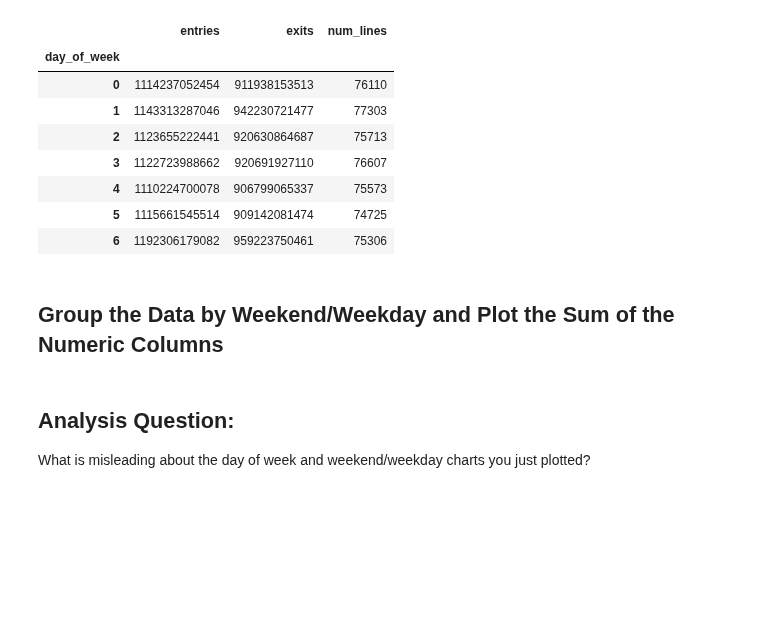
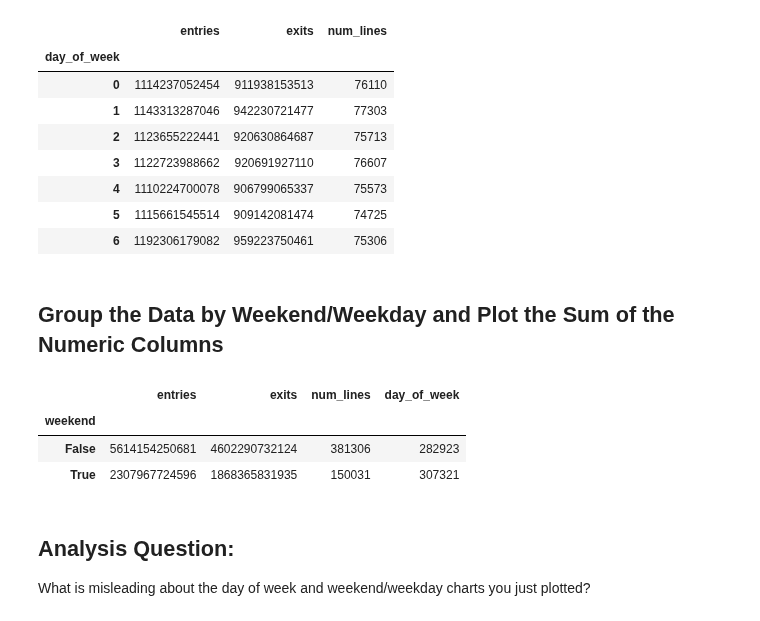
Before and after one commit to probboy/dsc-pandas-series-and-dataframes-lab-nyc-ds-082619, a Jupyter notebook: index.ipynb, the cells around one changed output. Drawn from its saved outputs; the diff is of its cells as text; code cells hidden in the pictures; blank space fills up the shorter version.

```diff
--- a/index.ipynb
+++ b/index.ipynb
@@ -163,7 +163,12 @@ df.groupby('day_of_week').sum()
 #Your code here
 df['weekend']=df.day_of_week.map(lambda x:x>4)
 # %%
-df.groupby
+df.groupby('weekend').sum()
+# %% [output]
+|  | entries | exits | num_lines | day_of_week |
+| weekend |  |  |  |  |
+| False | 5614154250681 | 4602290732124 | 381306 | 282923 |
+| True | 2307967724596 | 1868365831935 | 150031 | 307321 |
 # %% [markdown]
 ## Analysis Question:
 
```
